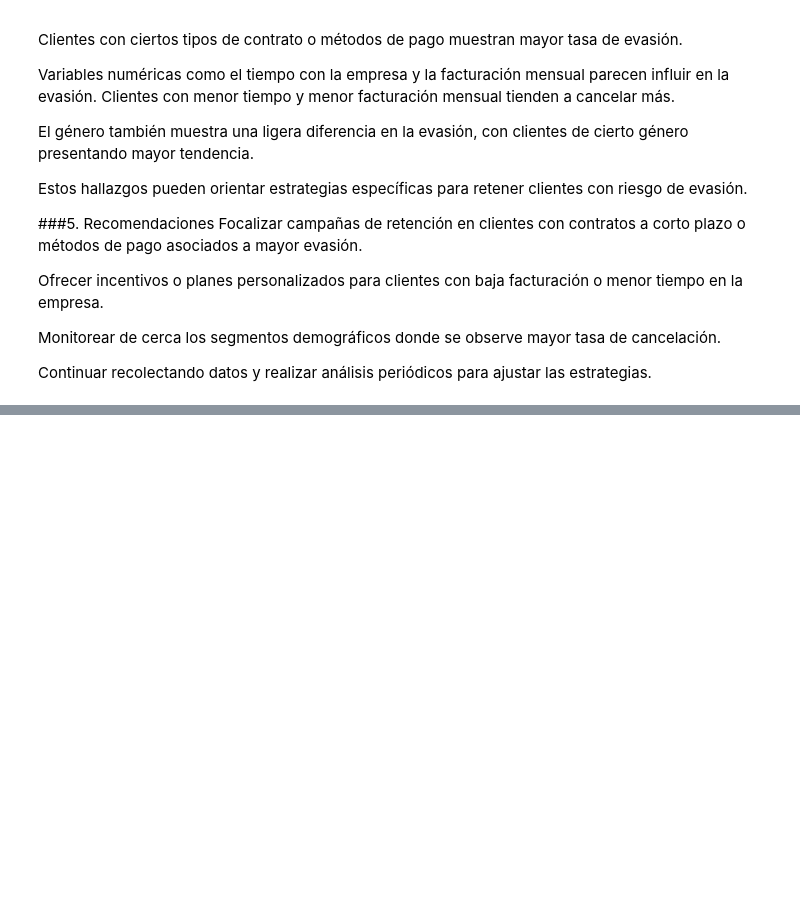
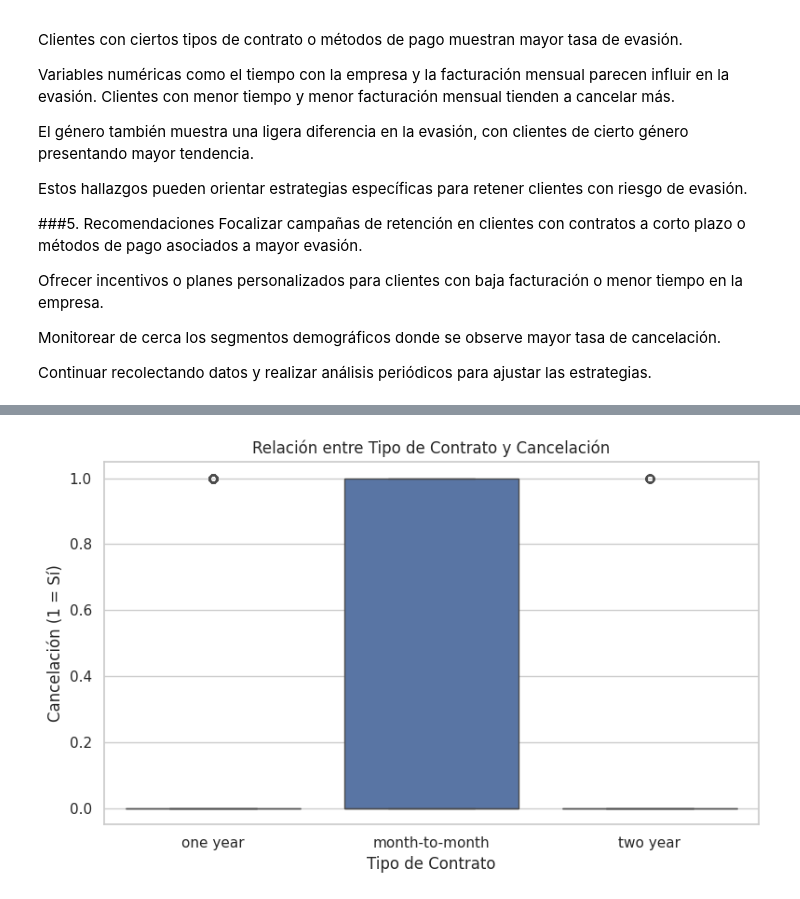
Before and after one commit to kikecastillocolombia/desafio_telecom_2, a Jupyter notebook: TelecomX_LATAM.ipynb, the cells around one changed output, grey strips where cells are left out. Drawn from its saved outputs; the diff is of its cells as text; code cells hidden in the pictures; blank space fills up the shorter version.

```diff
--- a/TelecomX_LATAM.ipynb
+++ b/TelecomX_LATAM.ipynb
@@ -577,0 +785,13 @@ df.to_csv("datos_tratados.csv", index=False)
+# %%
+import seaborn as sns
+import matplotlib.pyplot as plt
+
+plt.figure(figsize=(8, 5))
+sns.boxplot(data=datos_tratados, x='account_Contract', y='Churn_bin')
+plt.title('Relación entre Tipo de Contrato y Cancelación')
+plt.xlabel('Tipo de Contrato')
+plt.ylabel('Cancelación (1 = Sí)')
+plt.tight_layout()
+plt.show()
+# %% [output]
+[figure, added]
```
Also changed, not shown: parts of 54 cells of this notebook.
